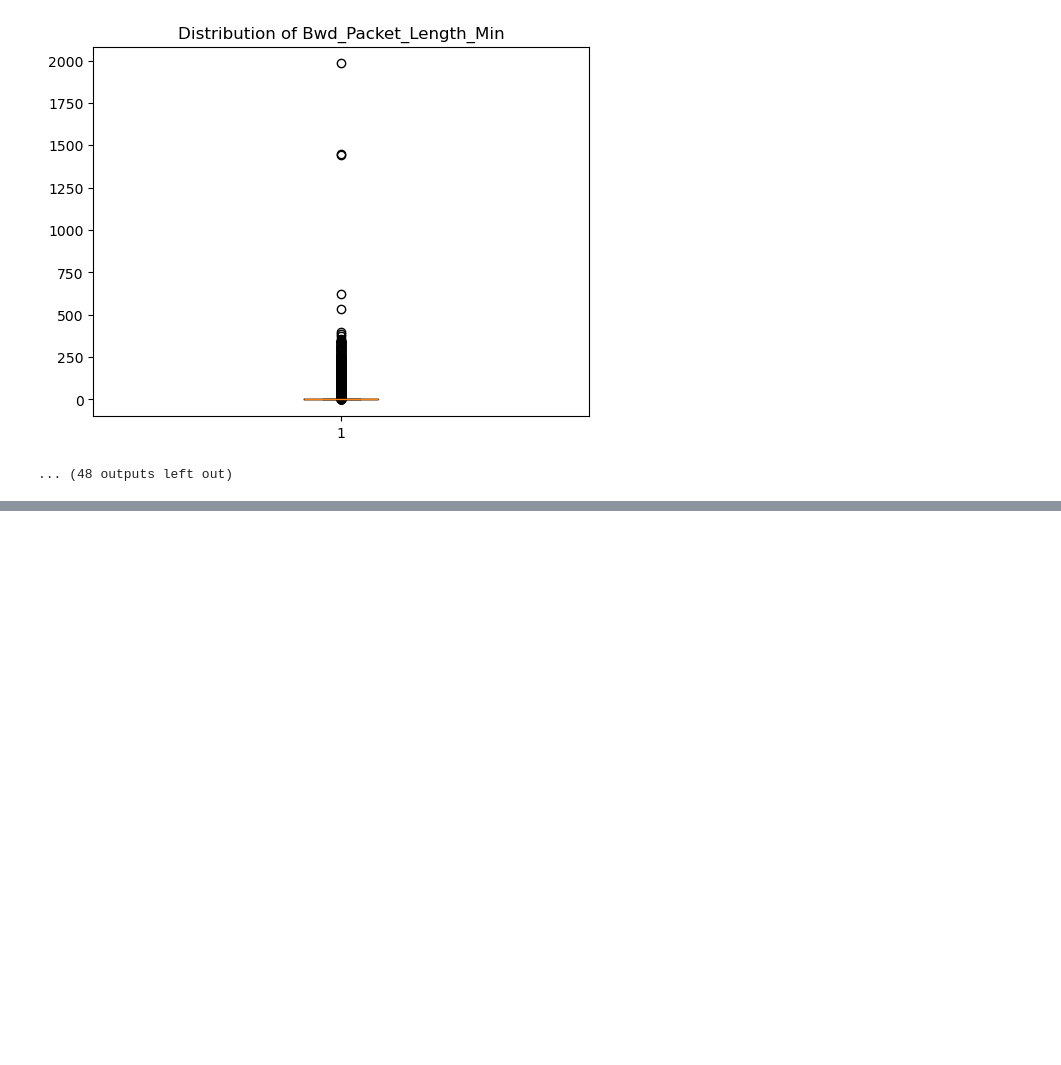
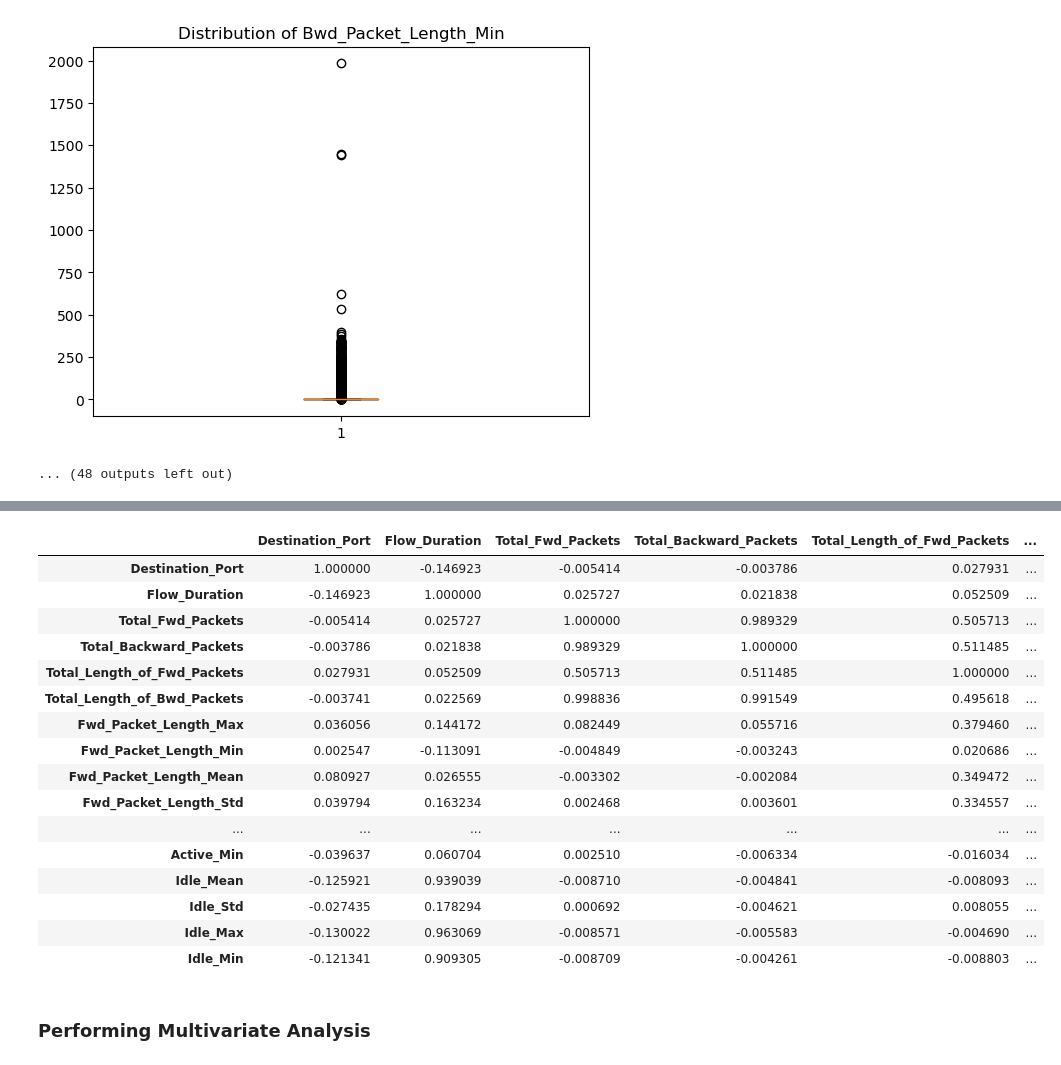
Before and after one commit to lnelson8/COMP-479-Final-Project, a Jupyter notebook: Final_Project_Code.ipynb, the cells around one changed output, grey strips where cells are left out. Cells and saved outputs as stored; diff of their text form; code cells hidden in the pictures; blank space fills up the shorter version.

```diff
--- a/Final_Project_Code.ipynb
+++ b/Final_Project_Code.ipynb
@@ -300,0 +308,25 @@ data_subset = data.iloc[1:10, :]
+# %%
+# correlation matrix
+#data['Attack_Type']
+corr_data = data.drop(columns = ["Attack_Type","Label"])
+corr_data.corr().style.background_gradient(cmap='coolwarm')
+# %% [output]
+|  | Destination_Port | Flow_Duration | Total_Fwd_Packets | Total_Backward_Packets | Total_Length_of_Fwd_Packets | ... |
+| Destination_Port | 1.000000 | -0.146923 | -0.005414 | -0.003786 | 0.027931 | ... |
+| Flow_Duration | -0.146923 | 1.000000 | 0.025727 | 0.021838 | 0.052509 | ... |
+| Total_Fwd_Packets | -0.005414 | 0.025727 | 1.000000 | 0.989329 | 0.505713 | ... |
+| Total_Backward_Packets | -0.003786 | 0.021838 | 0.989329 | 1.000000 | 0.511485 | ... |
+| Total_Length_of_Fwd_Packets | 0.027931 | 0.052509 | 0.505713 | 0.511485 | 1.000000 | ... |
+| Total_Length_of_Bwd_Packets | -0.003741 | 0.022569 | 0.998836 | 0.991549 | 0.495618 | ... |
+| Fwd_Packet_Length_Max | 0.036056 | 0.144172 | 0.082449 | 0.055716 | 0.379460 | ... |
+| Fwd_Packet_Length_Min | 0.002547 | -0.113091 | -0.004849 | -0.003243 | 0.020686 | ... |
+| Fwd_Packet_Length_Mean | 0.080927 | 0.026555 | -0.003302 | -0.002084 | 0.349472 | ... |
+| Fwd_Packet_Length_Std | 0.039794 | 0.163234 | 0.002468 | 0.003601 | 0.334557 | ... |
+| ... | ... | ... | ... | ... | ... | ... |
+| Active_Min | -0.039637 | 0.060704 | 0.002510 | -0.006334 | -0.016034 | ... |
+| Idle_Mean | -0.125921 | 0.939039 | -0.008710 | -0.004841 | -0.008093 | ... |
+| Idle_Std | -0.027435 | 0.178294 | 0.000692 | -0.004621 | 0.008055 | ... |
+| Idle_Max | -0.130022 | 0.963069 | -0.008571 | -0.005583 | -0.004690 | ... |
+| Idle_Min | -0.121341 | 0.909305 | -0.008709 | -0.004261 | -0.008803 | ... |
+# %% [markdown]
+### Performing Multivariate Analysis
```
Also changed, not shown: parts of 3 cells of this notebook.
